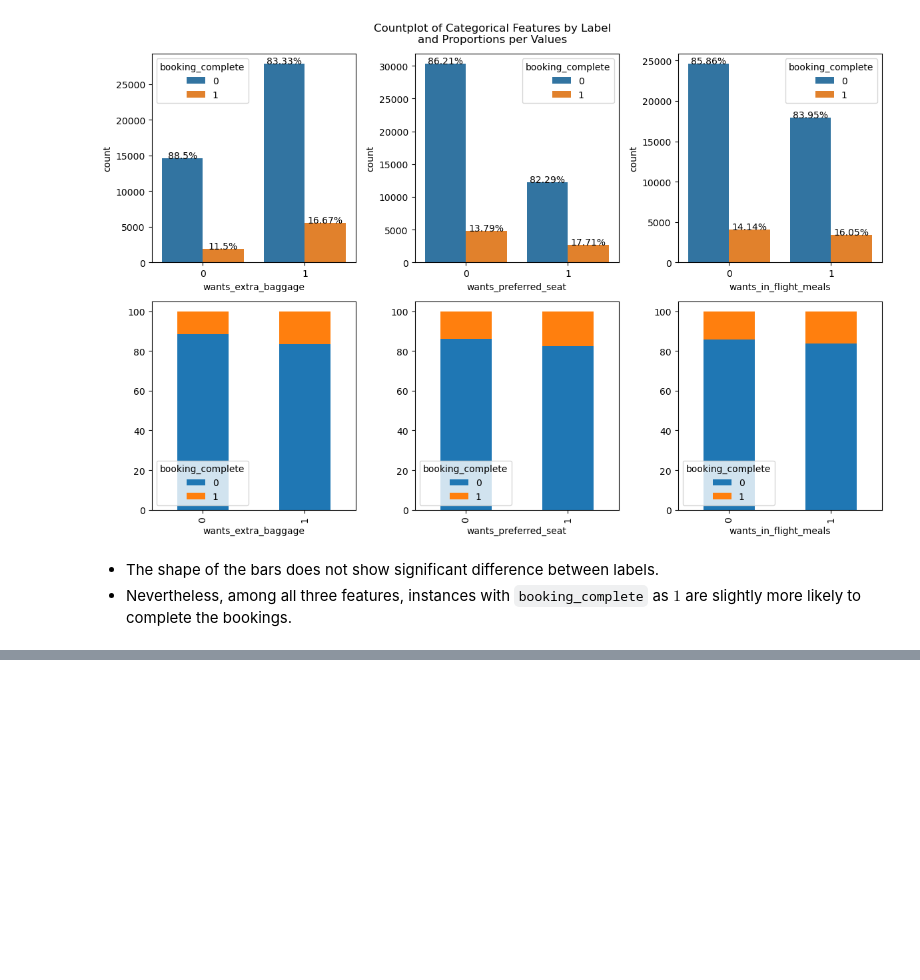
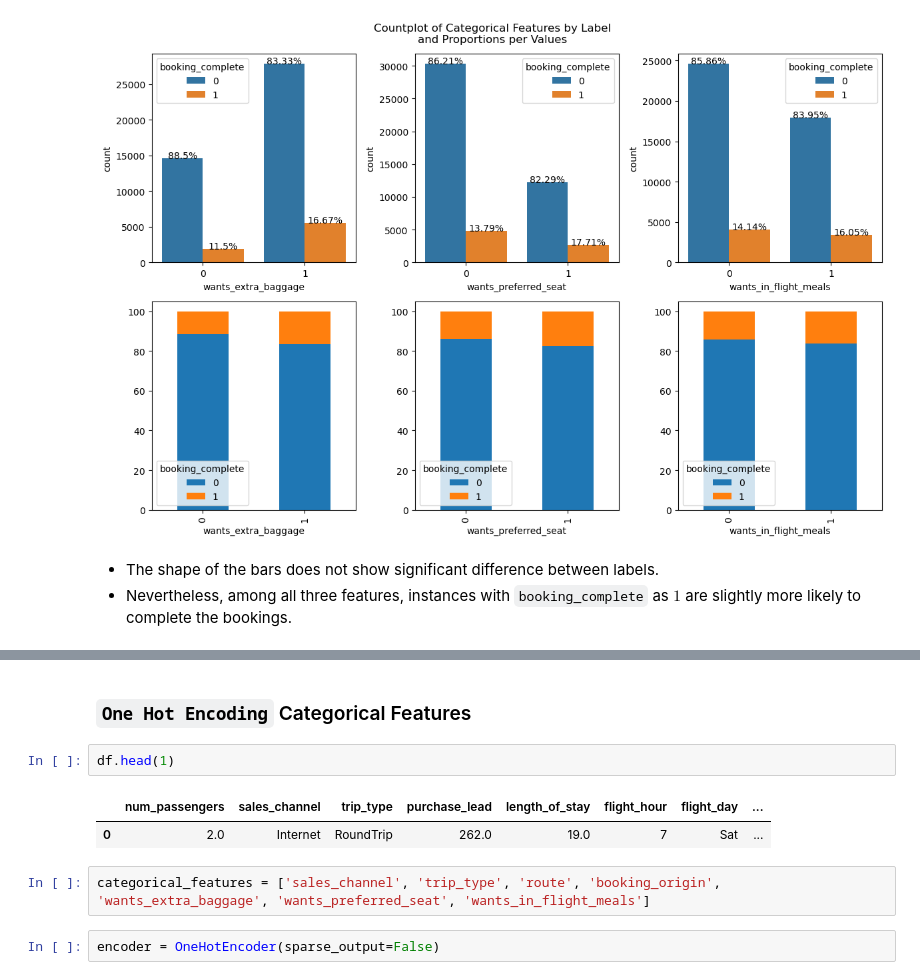
Before and after one commit to moscmh/portfolio, a Jupyter notebook: NLP/airline/predictive_model.ipynb, the cells around one changed output, grey strips where cells are left out. Saved outputs shown, nothing was run; the diff lists cells and outputs as text; blank space fills up the shorter version.

Commit message:
Next - Encode categorical features

```diff
--- a/NLP/airline/predictive_model.ipynb
+++ b/NLP/airline/predictive_model.ipynb
@@ -366,0 +440,11 @@ plt.show()
+# %% [markdown]
+### `One Hot Encoding` Categorical Features
+# %%
+df.head(1)
+# %% [output]
+|  | num_passengers | sales_channel | trip_type | purchase_lead | length_of_stay | flight_hour | flight_day | ... |
+| 0 | 2.0 | Internet | RoundTrip | 262.0 | 19.0 | 7 | Sat | ... |
+# %%
+categorical_features = ['sales_channel', 'trip_type', 'route', 'booking_origin', 'wants_extra_baggage', 'wants_preferred_seat', 'wants_in_flight_meals']
+# %%
+encoder = OneHotEncoder(sparse_output=False)
```
Also changed, not shown: parts of 15 cells of this notebook.
